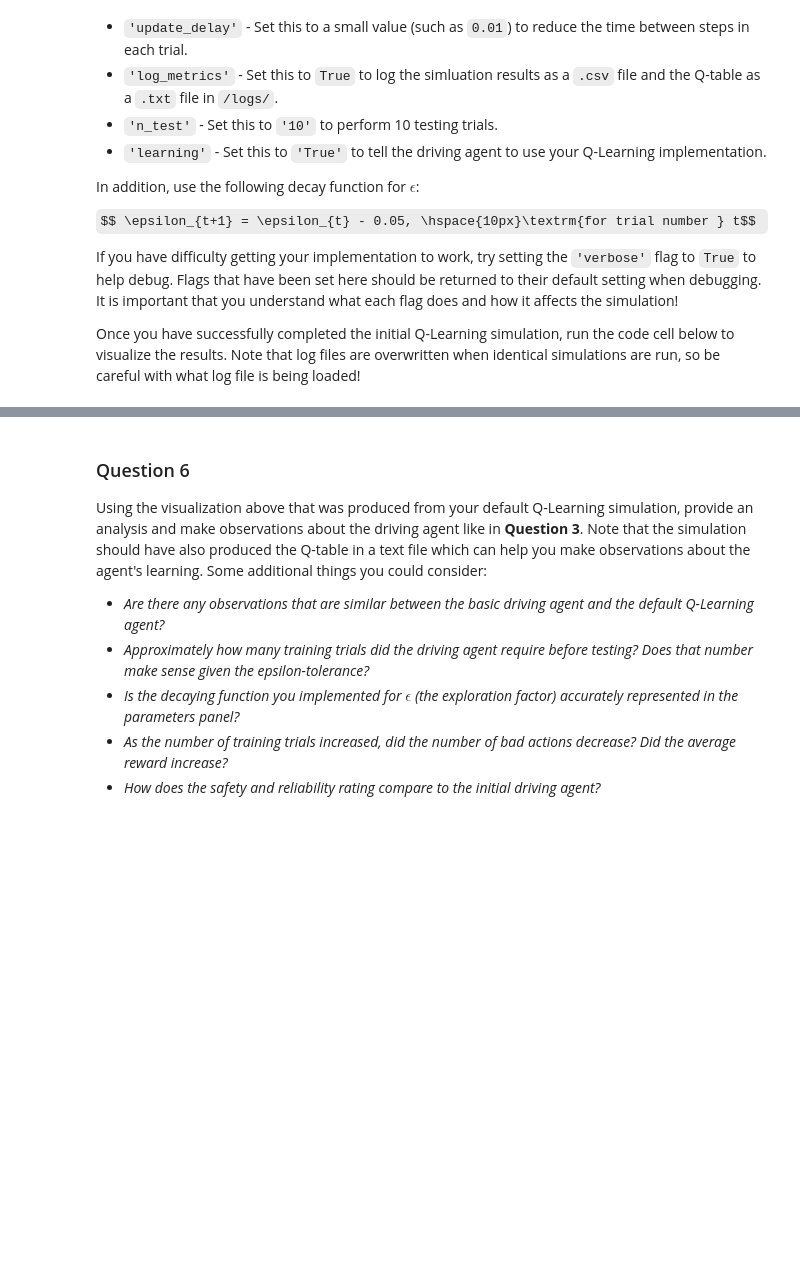
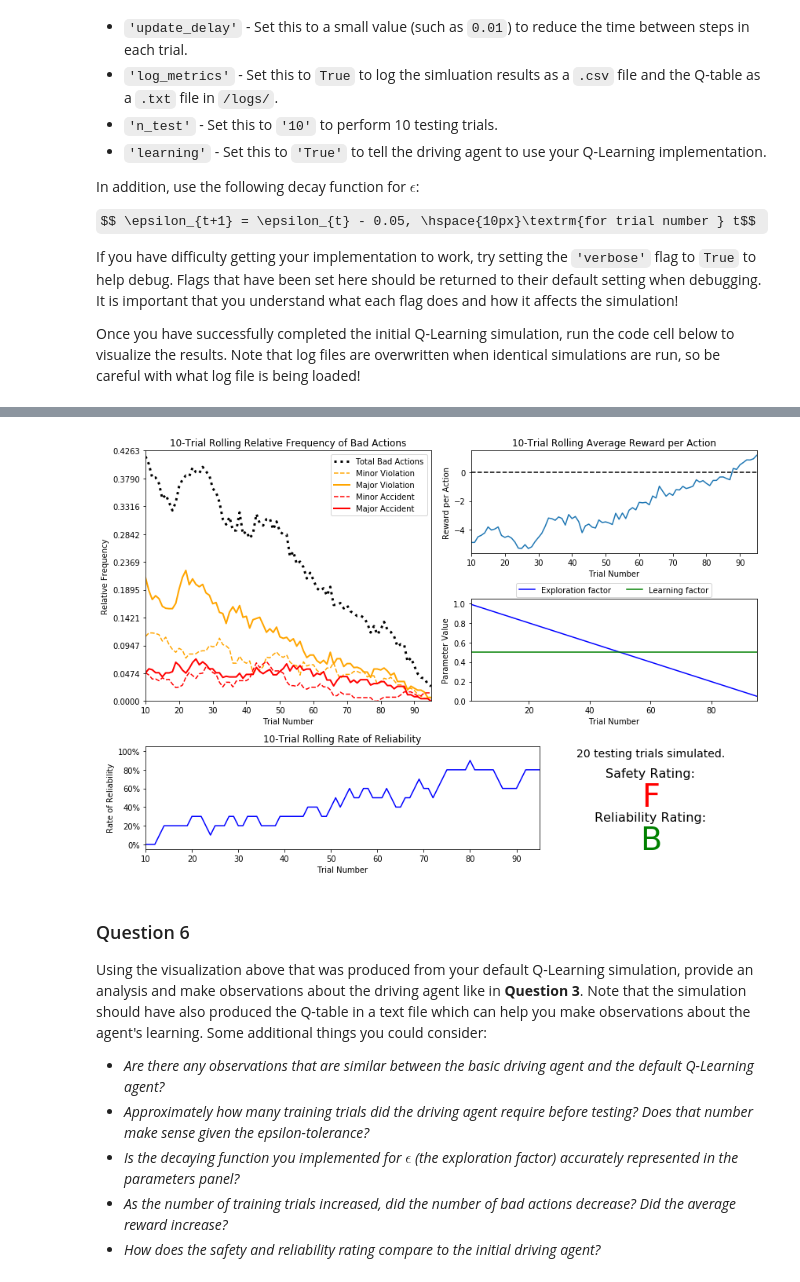
Before and after one commit to citrus09/machine-learning, a Jupyter notebook: projects/smartcab/smartcab.ipynb, the cells around one changed output, grey strips where cells are left out. Saved outputs shown, nothing was run; the diff lists cells and outputs as text; code cells hidden in the pictures; some formulas as TeX source; blank space fills up the shorter version.

```diff
--- a/projects/smartcab/smartcab.ipynb
+++ b/projects/smartcab/smartcab.ipynb
@@ -211,3 +212,9 @@ vs.plot_trials('sim_default-learning.csv')
+# %%
+# Load the 'sim_default-learning' file from the default Q-Learning simulation
+# used decay function self.epsilon = self.epsilon - .01
+vs.plot_trials('sim_default-learning.01.csv')
+# %% [output]
+[figure, added]
 # %% [markdown]
 ### Question 6
 Using the visualization above that was produced from your default Q-Learning simulation, provide an analysis and make observations about the driving agent like in **Question 3**. Note that the simulation should have also produced the Q-table in a text file which can help you make observations about the agent's learning. Some additional things you could consider:
```
Also changed, not shown: parts of 2 cells of this notebook, 1 other file.
